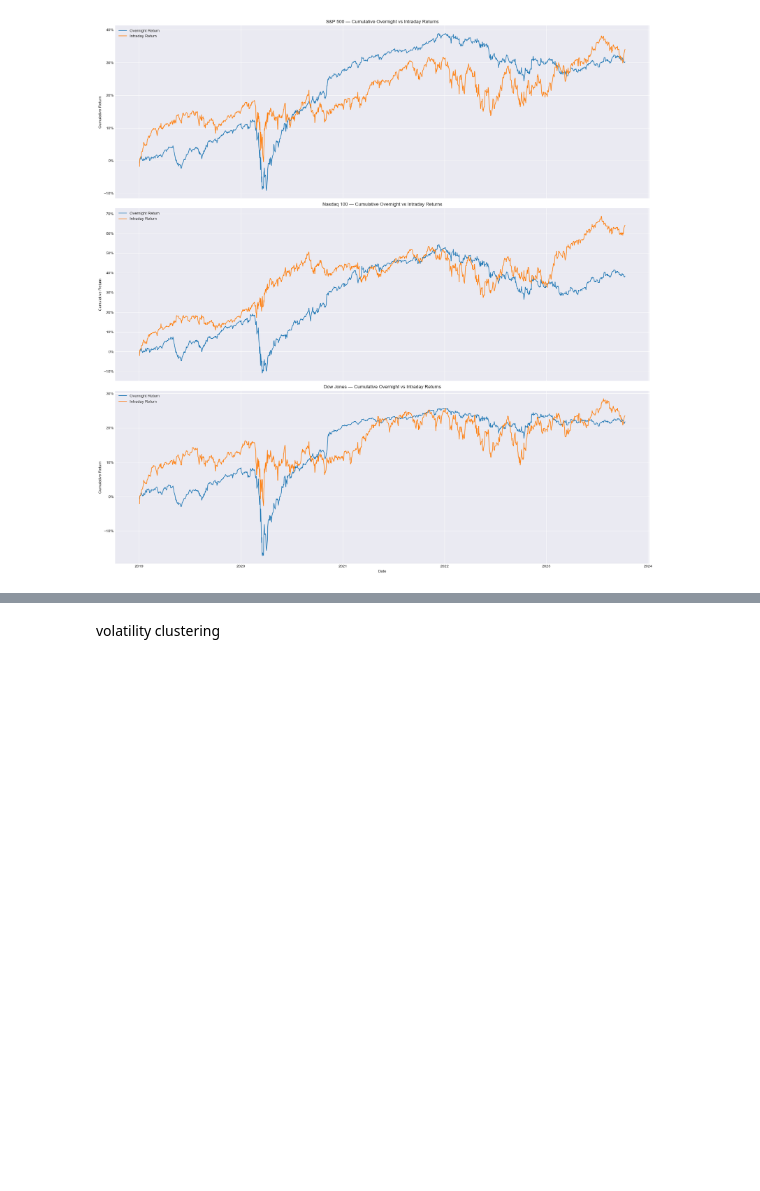
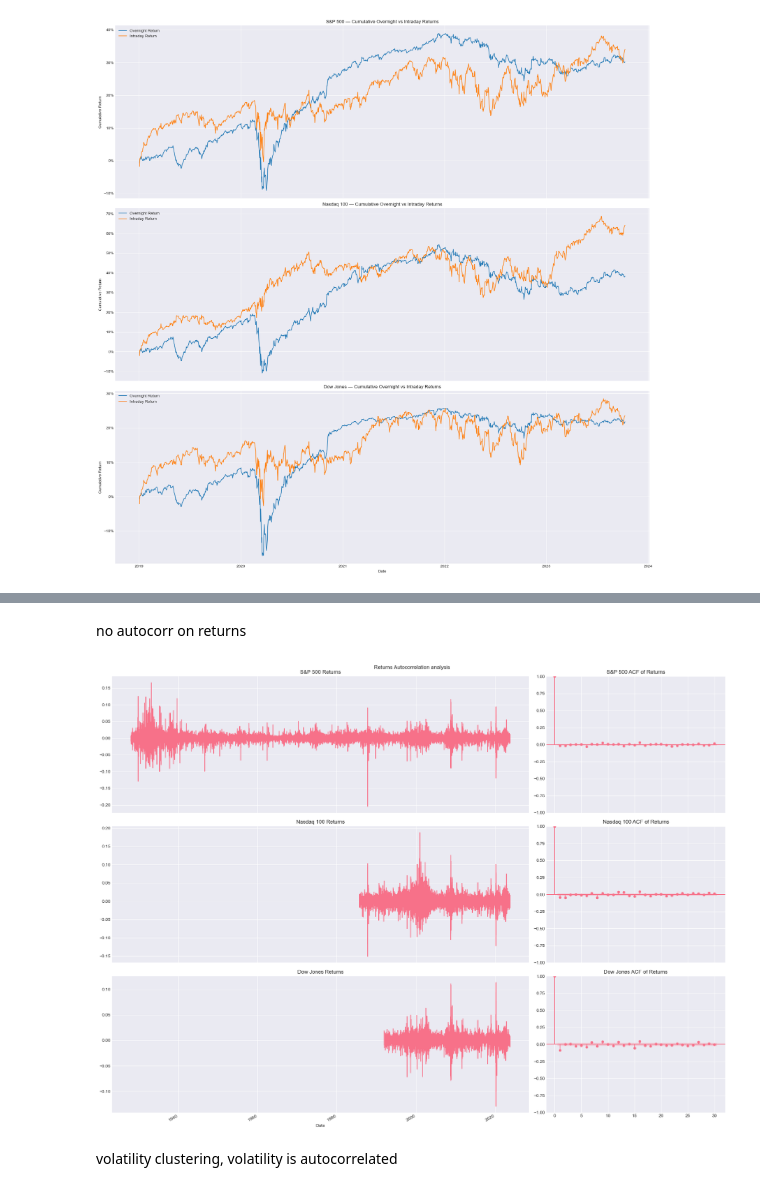
Before and after one commit to Bb1164/Data-Science-HF, a Jupyter notebook: sample.ipynb, the cells around one changed output, grey strips where cells are left out. Cells and saved outputs as stored; diff of their text form; code cells hidden in the pictures; blank space fills up the shorter version.

Commit message:
autocorr analysis

```diff
--- a/sample.ipynb
+++ b/sample.ipynb
@@ -1318,2 +1266,22 @@ plt.show()
+# %% [markdown]
+no autocorr on returns
+# %%
+from statsmodels.graphics.tsaplots import plot_acf
+from statsmodels.stats.diagnostic import acorr_ljungbox
+from statsmodels.stats.diagnostic import het_arch
+
+fig, axs = plt.subplots(len(indeces), 2, figsize=(20, 15), gridspec_kw={'width_ratios': [7, 3]}, sharex='col')
+fig.suptitle("Returns Autocorrelation analysis")
+
+for i, (name, idx) in enumerate(indeces.items()):
+    idx['Return'].plot(ax=axs[i,0])
+    axs[i,0].set_title(f"{name} Returns")
+
+    plot_acf(idx['Return'].dropna(), lags=30, ax=axs[i,1])
+    axs[i,1].set_title(f"{name} ACF of Returns")
+plt.tight_layout()
+plt.show()
+# %% [output]
+[figure, added]
 # %% [markdown]
-volatility clustering
+volatility clustering, volatility is autocorrelated
```
Also changed, not shown: parts of 9 cells of this notebook, 1 other file.
